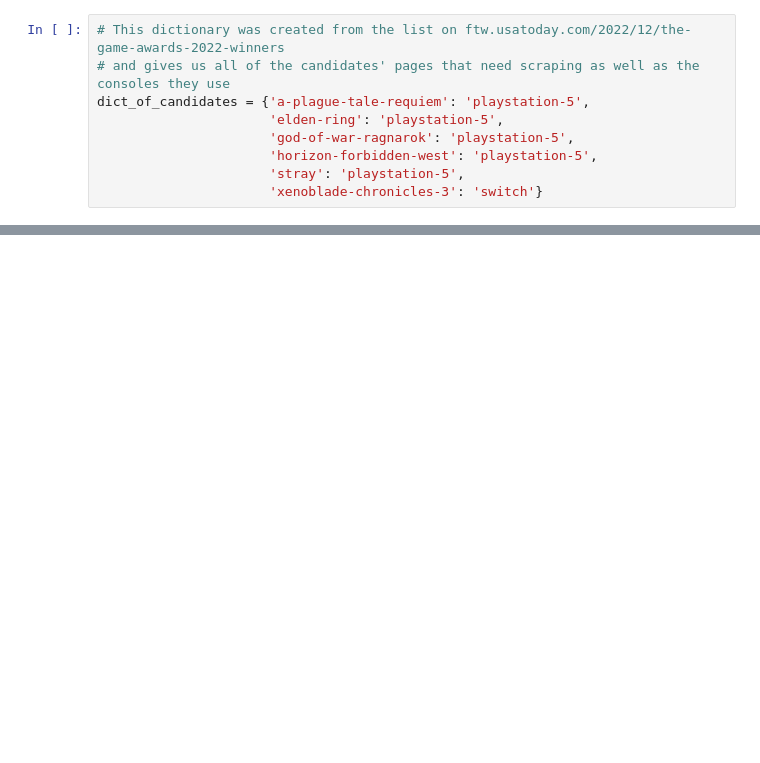
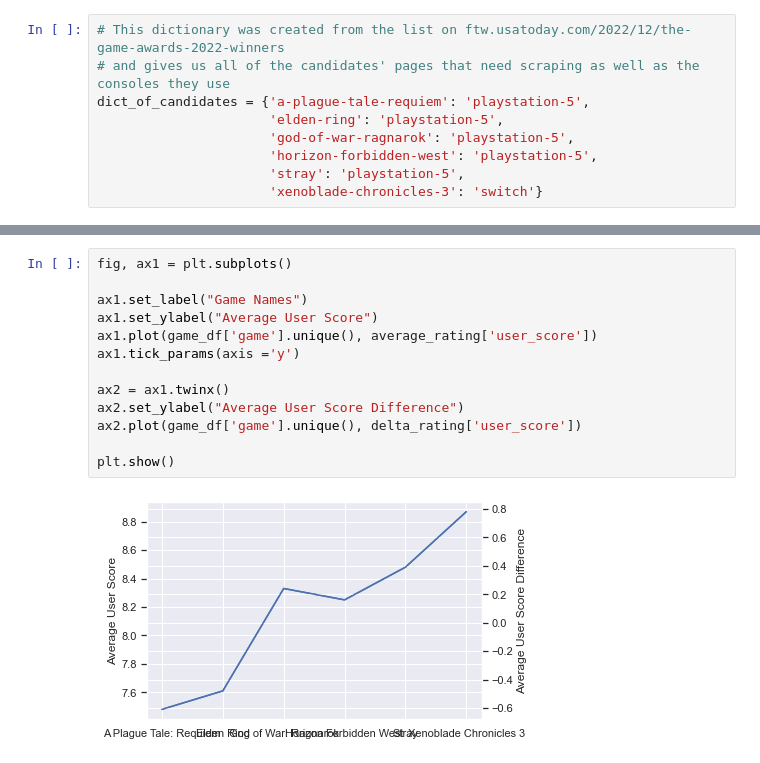
Before and after one commit to bazinga183/2022_Game_of_the_Year, a Jupyter notebook: Game of the Year Candidates.ipynb, the cells around one changed output, grey strips where cells are left out. Cells and saved outputs as stored; diff of their text form; blank space fills up the shorter version.

```diff
--- a/Game of the Year Candidates.ipynb
+++ b/Game of the Year Candidates.ipynb
@@ -164,0 +218,15 @@ dtype: object
+# %%
+fig, ax1 = plt.subplots()
+
+ax1.set_label("Game Names")
+ax1.set_ylabel("Average User Score")
+ax1.plot(game_df['game'].unique(), average_rating['user_score'])
+ax1.tick_params(axis ='y')
+
+ax2 = ax1.twinx()
+ax2.set_ylabel("Average User Score Difference")
+ax2.plot(game_df['game'].unique(), delta_rating['user_score'])
+
+plt.show()
+# %% [output]
+[figure, added]
```
Also changed, not shown: parts of 14 cells of this notebook, 1 other file.
